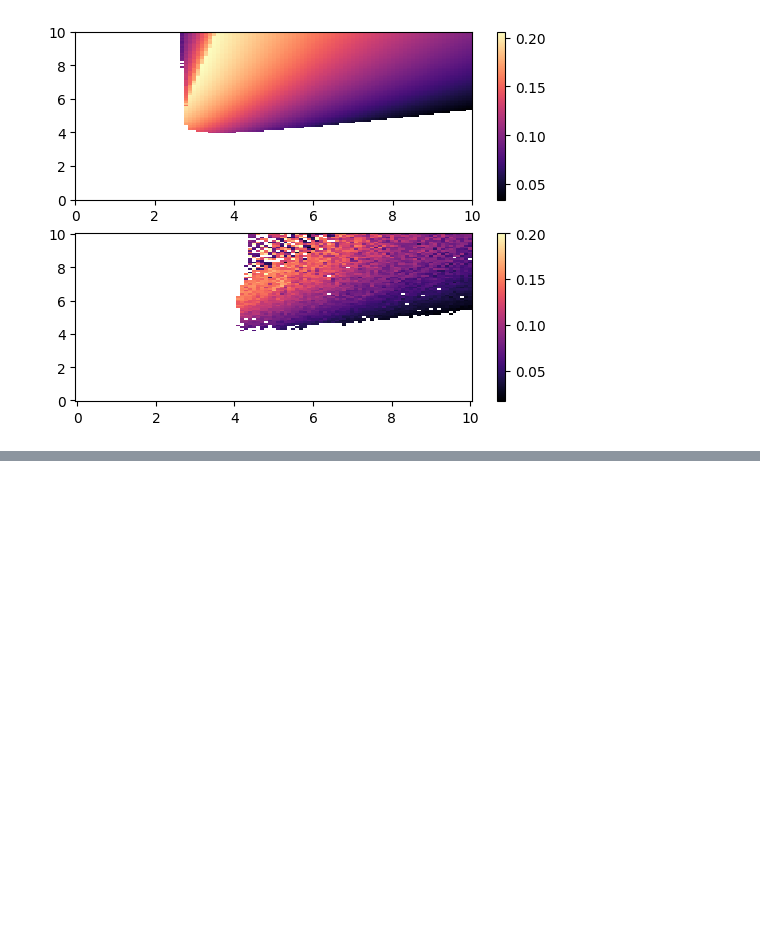
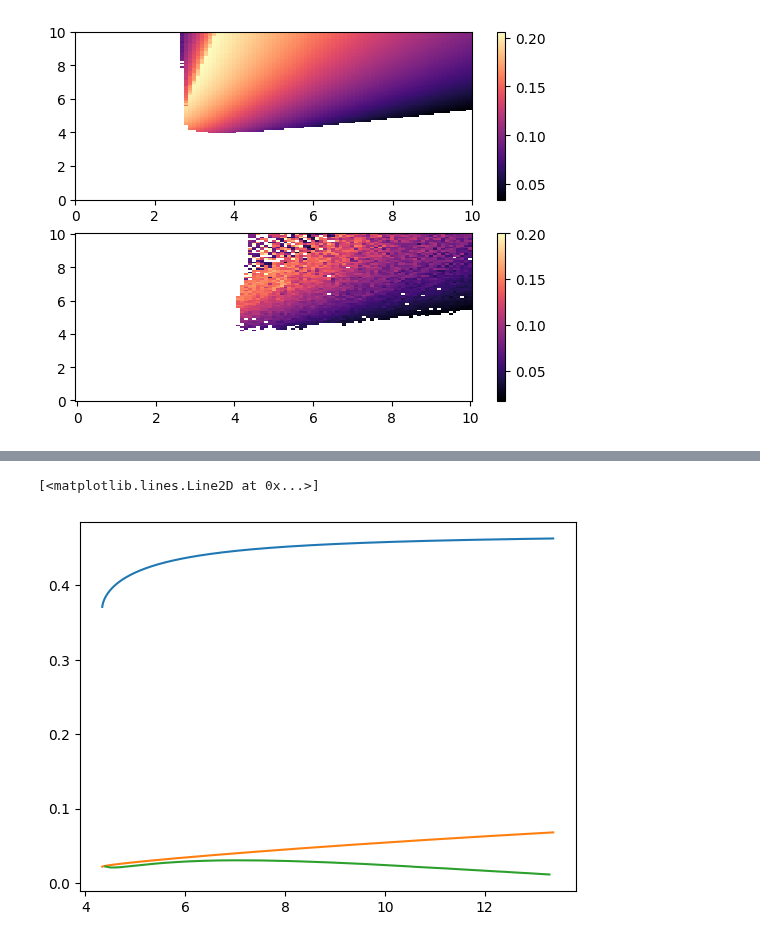
Before and after one commit to Gug-Young/Kuramoto-model, a Jupyter notebook: 231127 r mean.ipynb, the cells around one changed output, grey strips where cells are left out. Drawn from its saved outputs; the diff is of its cells as text; code cells hidden in the pictures; blank space fills up the shorter version.

```diff
--- a/231127 r mean.ipynb
+++ b/231127 r mean.ipynb
@@ -350,0 +376,18 @@ plt.colorbar()
+# %%
+m = 2
+OPM = OSP2.get_OPM(0.6,4.5,m)
+OPM
+F_RMd,F_RMu,F_R0d,F_R0u =  OSP2.Make_R0_function(m,OPM,g_n=g_u)
+# %%
+Ks =  np.arange(0,15,0.1)
+# %%
+rs_d,rs_u,rs_dFl,rs_uFl,_,_ = OSP2.get_r_sec_np(Ks,m,F_RMu,samples=30,g_sec=g_sec)
+# %%
+K_ = np.linspace(0,15,10000)
+# %%
+plt.plot(K_,F_R0u(K_))
+plt.plot(K_,(F_R0u(K_)-F_RMu(K_))/2)
+plt.plot(Ks,rs_uFl)
+# %% [output]
+[<matplotlib.lines.Line2D at 0x...>]
+[figure, added]
```
Also changed, not shown: parts of 8 cells of this notebook, 4 other files.
